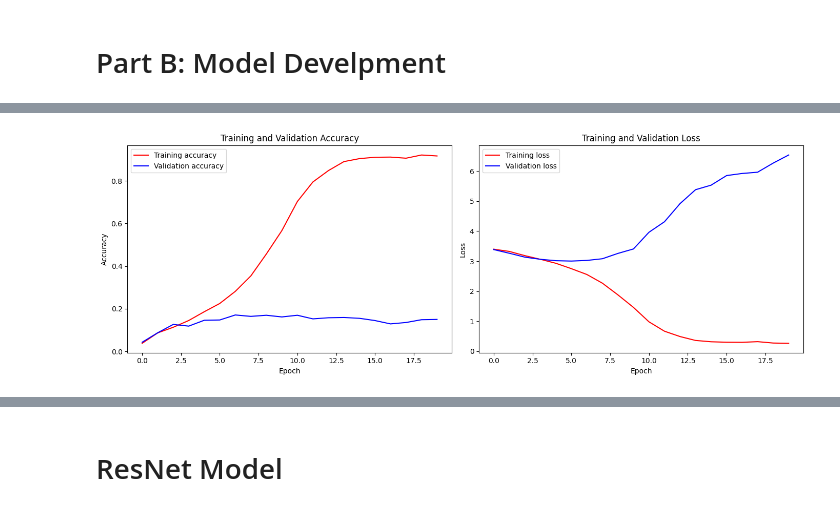
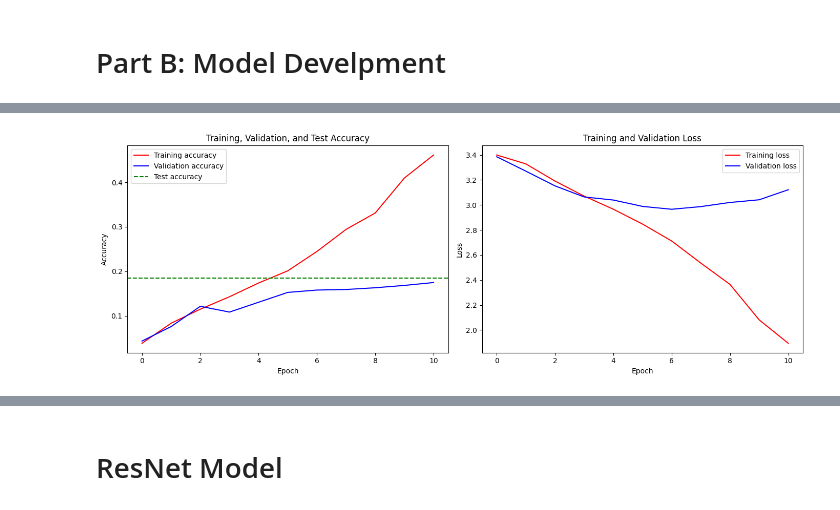
Before and after one commit to bdaqiq01/Dog_breed_classification, a Jupyter notebook: model_develpment.ipynb, the cells around one changed output, grey strips where cells are left out. Cells and saved outputs as stored; diff of their text form; code cells hidden in the pictures.

```diff
--- a/model_develpment.ipynb
+++ b/model_develpment.ipynb
@@ -298,14 +275,13 @@ plot_breed_distribution(y_train, y_val, y_test, label_to_breed, NUM_CLASSES)
 # %% [markdown]
 6. Sanity Check: checking one batch of the trainig to make sure everything is build correctly.
 # %%
-train_ds = build_dataset(X_train, y_train, bbox_train, shuffle=True) #loads the data into a dataset for training
-val_ds = build_dataset(X_val, y_val, bbox_val) #loads the data into a dataset for validation
-test_ds = build_dataset(X_test, y_test, bbox_test) #loads the data into a dataset for testing
+cls_train_ds = build_dataset(X_train, y_train, shuffle=True) #loads the data into a dataset for training
+cls_val_ds = build_dataset(X_val, y_val) #loads the data into a dataset for validation
+cls_test_ds = build_dataset(X_test, y_test) #loads the data into a dataset for testing
 
-for images, targets in train_ds.take(1):
+for images, targets in cls_train_ds.take(1):
     print(f"Image batch shape:  {images.shape}")
-    print(f"Labels batch shape: {targets['class_output'].shape}")
-    print(f"Bbox batch shape:   {targets['bbox_output'].shape}")
+    print(f"Labels batch shape: {targets.shape}")
     print(f"Pixel range: [{images.numpy().min():.2f}, {images.numpy().max():.2f}]")
 # %% [output]
 Image batch shape:  (32, 224, 224, 3)
@@ -347,13 +317,7 @@ plt.show()
 # %%
-
-
-# Strip bounding boxes — keep only class labels for this classifier
-cls_train_ds = train_ds.map(lambda img, targets: (img, targets["class_output"]))
-cls_val_ds   = val_ds.map(lambda img, targets: (img, targets["class_output"]))
-cls_test_ds  = test_ds.map(lambda img, targets: (img, targets["class_output"]))
-
 simple_model = tf.keras.models.Sequential([
-    tf.keras.layers.Conv2D(16, (3, 3), activation='relu', input_shape=(IMG_SIZE, IMG_SIZE, 3)),
+    tf.keras.Input(shape=(IMG_SIZE, IMG_SIZE, 3)),
+    tf.keras.layers.Conv2D(16, (3, 3), activation='relu'),
     tf.keras.layers.MaxPooling2D(2, 2),
     tf.keras.layers.Conv2D(32, (3, 3), activation='relu'),
     tf.keras.layers.MaxPooling2D(2, 2),
@@ -374,13 +338,26 @@ simple_model.compile(
     metrics=['accuracy']
 )
 
-lr_schedule = tf.keras.callbacks.LearningRateScheduler(lambda epoch: 1e-4 * 10**(epoch / 20))
+simple_callbacks = [
+    tf.keras.callbacks.EarlyStopping(
+        monitor="val_loss",
+        patience=4,
+        restore_best_weights=True
+    ),
+    tf.keras.callbacks.ReduceLROnPlateau(
+        monitor="val_loss",
+        factor=0.5,
+        patience=2,
+        min_lr=1e-6
+    )
+]
 
 simple_history = simple_model.fit(
     cls_train_ds,
     validation_data=cls_val_ds,
     epochs=20,
-    callbacks=[lr_schedule]
+    callbacks=simple_callbacks,
+    verbose=1
 )
 # %% [output]
 Epoch 1/20
@@ -404,4 +380,6 @@ Epoch 20/20
 # %%
+test_loss, test_acc = simple_model.evaluate(cls_test_ds)
+
 train_acc = simple_history.history['accuracy']
 val_acc   = simple_history.history['val_accuracy']
 train_loss = simple_history.history['loss']
@@ -413,7 +391,8 @@ fig, (ax1, ax2) = plt.subplots(1, 2, figsize=(14, 5))
 
 ax1.plot(epochs, train_acc, 'r', label='Training accuracy')
 ax1.plot(epochs, val_acc, 'b', label='Validation accuracy')
-ax1.set_title('Training and Validation Accuracy')
+ax1.axhline(y=test_acc, color='g', linestyle='--', label='Test accuracy')
+ax1.set_title('Training, Validation, and Test Accuracy')
 ax1.set_xlabel('Epoch')
 ax1.set_ylabel('Accuracy')
 ax1.legend()
@@ -431 +411 @@ plt.show()
-[figure, old version]
+[figure, new version]
```
Also changed, not shown: parts of 20 cells of this notebook.
